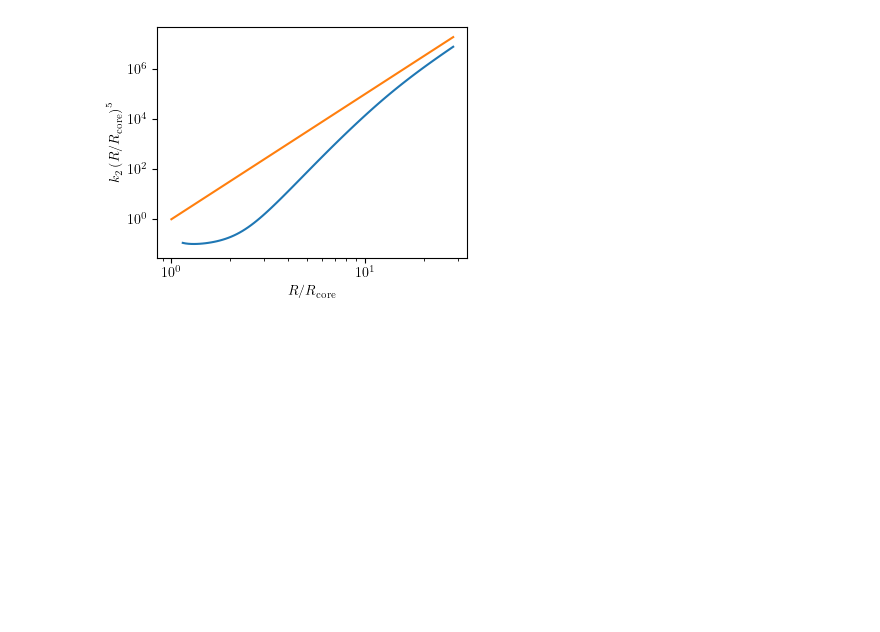
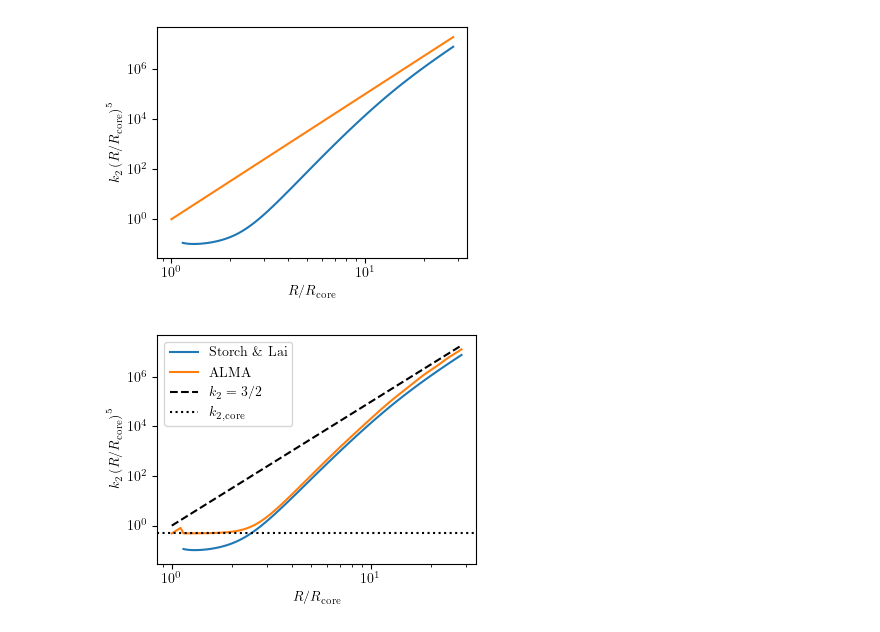
Before and after one commit to slagnews/AtmosphereLoveNumbers, a Jupyter notebook: storch2015.ipynb, the cells around one changed output. Drawn from its saved outputs; the diff is of its cells as text; code cells hidden in the pictures; blank space fills up the shorter version.

Commit message:
Commpared storch2015 with ALMA polytropic simulation

```diff
--- a/storch2015.ipynb
+++ b/storch2015.ipynb
@@ -114,7 +114,7 @@ def get_k2(K, R, R_core, rho_core, rho_atm, mu):
     q = np.sqrt(2*np.pi*G*R**2/K) #eq. 5
     rho0 = q**2*Mp/(4*np.pi*R**3) # eq. 6
     rho_max = rho0*np.sin(q*(1-R_core/R))/(q*R_core/R) # eq. 7
-    rho_core = rho_max*3*R**2/(q**2*R_core**2)*(q*R_core/R*1/np.tan(q*(1-R_core/R))+1)
+    rho_core2 = rho_max*3*R**2/(q**2*R_core**2)*(q*R_core/R*1/np.tan(q*(1-R_core/R))+1)#! WHY DOES THIS CALCULATE RHO CORE??? THIS SHOULD BE A GIVEN CONSTANT
     g_core = 4*np.pi/3*G*rho_core*R_core
 
     mu_bar = 19*mu/(2*rho_core*g_core*R_core)
@@ -141,3 +141,22 @@ ax.set_ylabel("$k_2\\left(R/R_\\mathrm{core}\\right)^5$")
 plt.show()
 # %% [output]
 [figure]
+# %%
+ALMA_data = np.load("polytrope_data.npz")
+k2_array_ALMA = ALMA_data["k2_array"]
+R_array_ALMA = ALMA_data["R_array"]
+
+fig, ax = plt.subplots(figsize=(4,3))
+ax.plot(R_array/R_core, k2_array*(R_array/R_core)**5, label="Storch \\& Lai")
+ax.plot(R_array_ALMA/R_core, k2_array_ALMA*(R_array_ALMA/R_core)**5, label="ALMA")
+ax.plot(R_array/R_core, (R_array/R_core)**5, color="black", linestyle="--", label="$k_2=3/2$")
+ax.axhline(3/(2*(1+19*rigidity_earth/(2*rho_core*R_core*4*np.pi*G/3*rho_core*R_core))), color="black", linestyle=":", label="$k_{2,\\mathrm{core}}$")
+ax.set_xscale("log")
+ax.set_yscale("log")
+ax.set_xlabel("$R/R_\\mathrm{core}$")
+ax.set_ylabel("$k_2\\left(R/R_\\mathrm{core}\\right)^5$")
+ax.legend()
+fig.tight_layout()
+plt.show()
+# %% [output]
+[figure, added]
```
Also changed, not shown: 1 other file.
